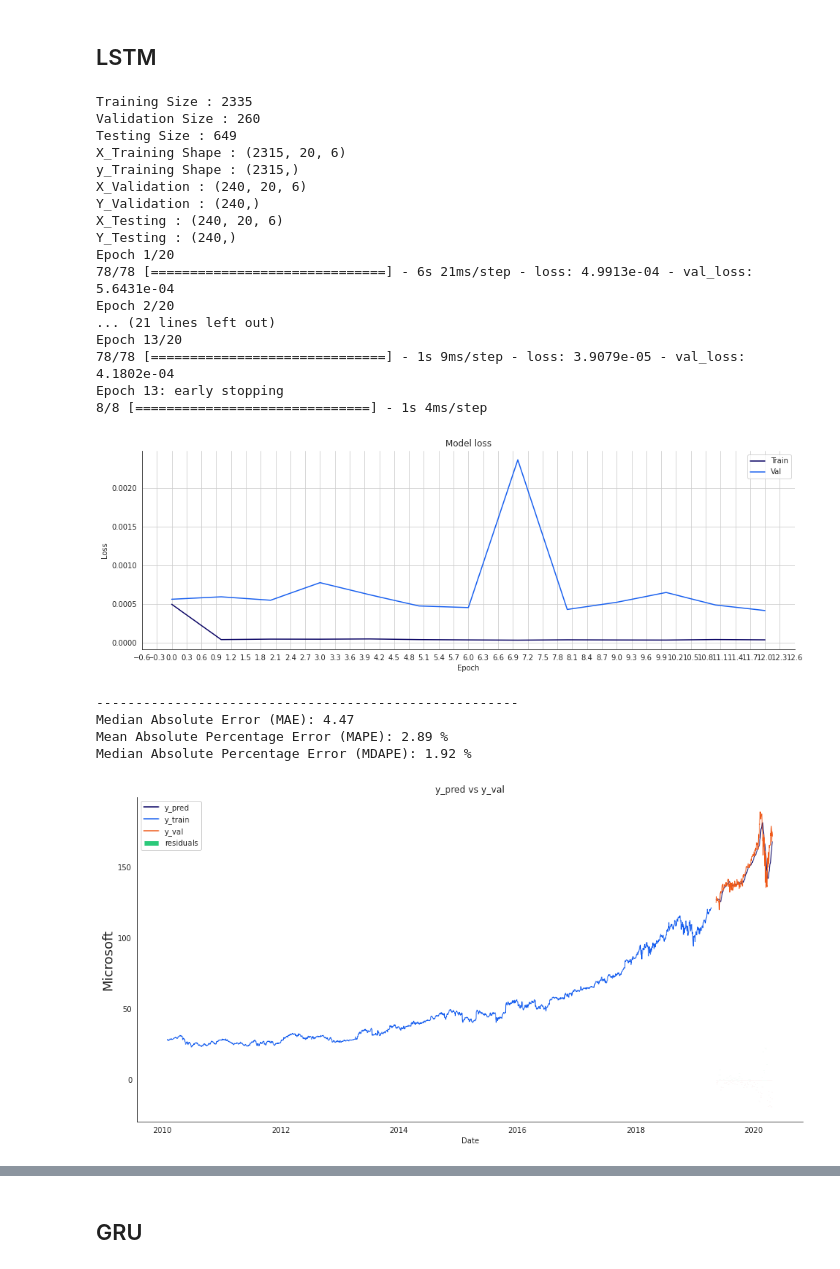
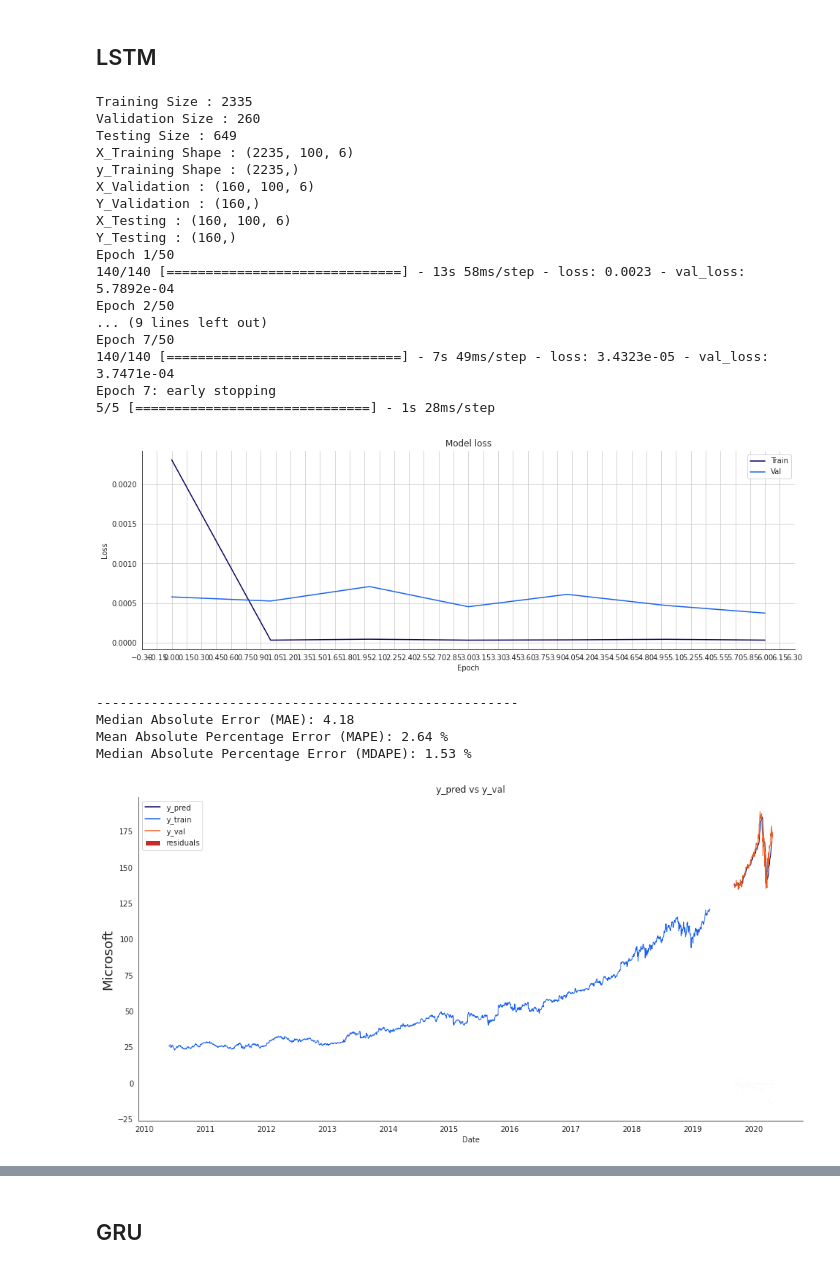
Before and after one commit to Anomaly1702/Ass3_Rnn, a Jupyter notebook: ASS3_RNN.ipynb, the cells around one changed output, grey strips where cells are left out. Drawn from its saved outputs; the diff is of its cells as text; code cells hidden in the pictures.

```diff
--- a/ASS3_RNN.ipynb
+++ b/ASS3_RNN.ipynb
@@ -320,10 +319,10 @@ class V_RNN_cls(Basenet):
 # %%
 optimizer = 'adam'
 lr=0.001
-batch_size = 30
-epochs = 20
+batch_size = 16
+epochs = 50
 index_Close = 3
-sequence_length = 20
+sequence_length = 100
 
 vrnn = V_RNN_cls(index_Close,sequence_length)
 data_scaled,scaler_pred,df_Close,scaler = vrnn.pre_processdata(filtered_df)
@@ -442,34 +441,9 @@ class LSTM_cls(Basenet):
     self.x_train = None
     self.y_pred =None
 
-  def LSTM_model(self,x_train,optimizer = 'adam',lr=0.001):
-    sequence_length = self.sequence_length
-    if optimizer == 'adam':
-      self.optimizer = tf.keras.optimizers.Adam(learning_rate=lr)
-    elif optimizer == 'sgd':
-      self.optimizer = tf.keras.optimizers.SGD(learning_rate=lr, momentum=0.0)
-
-    model = Sequential()
-    # Model with n_neurons = inputshape Timestamps, each with self.train_set.shape[2] variables
-    n_neurons = x_train.shape[1] * x_train.shape[2]
-
-    model.add(
-        LSTM(
-            n_neurons, return_sequences=True,
-             input_shape=(x_train.shape[1],x_train.shape[2]))
-        )
-    model.add(
-        LSTM(n_neurons, return_sequences=False)
-        )
-    model.add(Dense(5))
-    model.add(Dense(1))
-
-    # Compile the model
-    model.compile(optimizer=self.optimizer, loss='mse')
-    return model
 
 
-  def LSTM_model_same(self,x_train,optimizer = 'adam',lr=0.001):
+  def LSTM_model(self,x_train,optimizer = 'adam',lr=0.001):
 
     sequence_length = self.sequence_length
     if optimizer == 'adam':
@@ -508,55 +482,55 @@ class LSTM_cls(Basenet):
 # %%
 optimizer = 'adam'
 lr=0.001
-batch_size = 30
-epochs = 20
+batch_size = 16
+epochs = 50
 index_Close = 3
-sequence_length = 20
+sequence_length = 100
 
 lstm = LSTM_cls(index_Close,sequence_length)
 data_scaled,scaler_pred,df_Close,scaler = lstm.pre_processdata(filtered_df)
 x_train,y_train,x_val,y_val,x_test,y_test = lstm.split_data(data_scaled,.2)
-lstm_model = lstm.LSTM_model_same(x_train,optimizer,lr)
+lstm_model = lstm.LSTM_model(x_train,optimizer,lr)
 history,y_pred_scaled,y_pred,y_val_unscaled = lstm.train(lstm_model,epochs,x_train,y_train,x_val,y_val,scaler_pred,batch_size)
 
 # Plot training & validation loss values
 lstm.plot_Loss (history)
 
 print("------------------------------------------------------")
 # Mean Absolute Error (MAE)
 MAE = mean_absolute_error(y_val_unscaled, y_pred)
 print(f'Median Absolute Error (MAE): {np.round(MAE, 2)}')
 
 # Mean Absolute Percentage Error (MAPE)
 MAPE = np.mean((np.abs(np.subtract(y_val_unscaled, y_pred)/ y_val_unscaled))) * 100
 print(f'Mean Absolute Percentage Error (MAPE): {np.round(MAPE, 2)} %')
 
 # Median Absolute Percentage Error (MDAPE)
 MDAPE = np.median((np.abs(np.subtract(y_val_unscaled, y_pred)/ y_val_unscaled)) ) * 100
 print(f'Median Absolute Percentage Error (MDAPE): {np.round(MDAPE, 2)} %')
 # %% [output]
 Training Size : 2335
 Validation Size : 260
 Testing Size : 649
-X_Training Shape : (2315, 20, 6)
-y_Training Shape : (2315,)
-X_Validation : (240, 20, 6)
-Y_Validation : (240,)
-X_Testing : (240, 20, 6)
-Y_Testing : (240,)
-Epoch 1/20
-78/78 [==============================] - 6s 21ms/step - loss: 4.9913e-04 - val_loss: 5.6431e-04
-Epoch 2/20
-... (21 lines left out)
-Epoch 13/20
-78/78 [==============================] - 1s 9ms/step - loss: 3.9079e-05 - val_loss: 4.1802e-04
-Epoch 13: early stopping
-8/8 [==============================] - 1s 4ms/step
+X_Training Shape : (2235, 100, 6)
+y_Training Shape : (2235,)
+X_Validation : (160, 100, 6)
+Y_Validation : (160,)
+X_Testing : (160, 100, 6)
+Y_Testing : (160,)
+Epoch 1/50
+140/140 [==============================] - 13s 58ms/step - loss: 0.0023 - val_loss: 5.7892e-04
+Epoch 2/50
+... (9 lines left out)
+Epoch 7/50
+140/140 [==============================] - 7s 49ms/step - loss: 3.4323e-05 - val_loss: 3.7471e-04
+Epoch 7: early stopping
+5/5 [==============================] - 1s 28ms/step
-[figure, old version]
+[figure, new version]
 ------------------------------------------------------
-Median Absolute Error (MAE): 4.47
-Mean Absolute Percentage Error (MAPE): 2.89 %
-Median Absolute Percentage Error (MDAPE): 1.92 %
+Median Absolute Error (MAE): 4.18
+Mean Absolute Percentage Error (MAPE): 2.64 %
+Median Absolute Percentage Error (MDAPE): 1.53 %
 # %%
 # The date from which on the date is displayed
 display_start_date = start_d
@@ -585,7 +559,7 @@ ax1.bar(height=df_union_zoom['residuals'].dropna(), x=df_union_zoom['residuals']
 plt.legend()
 plt.show()
 # %% [output]
-[figure, old version]
+[figure, new version]
 # %%
 
 df_temp = lstm.test_set[-lstm.sequence_length:]
```
Also changed, not shown: parts of 15 cells of this notebook.
